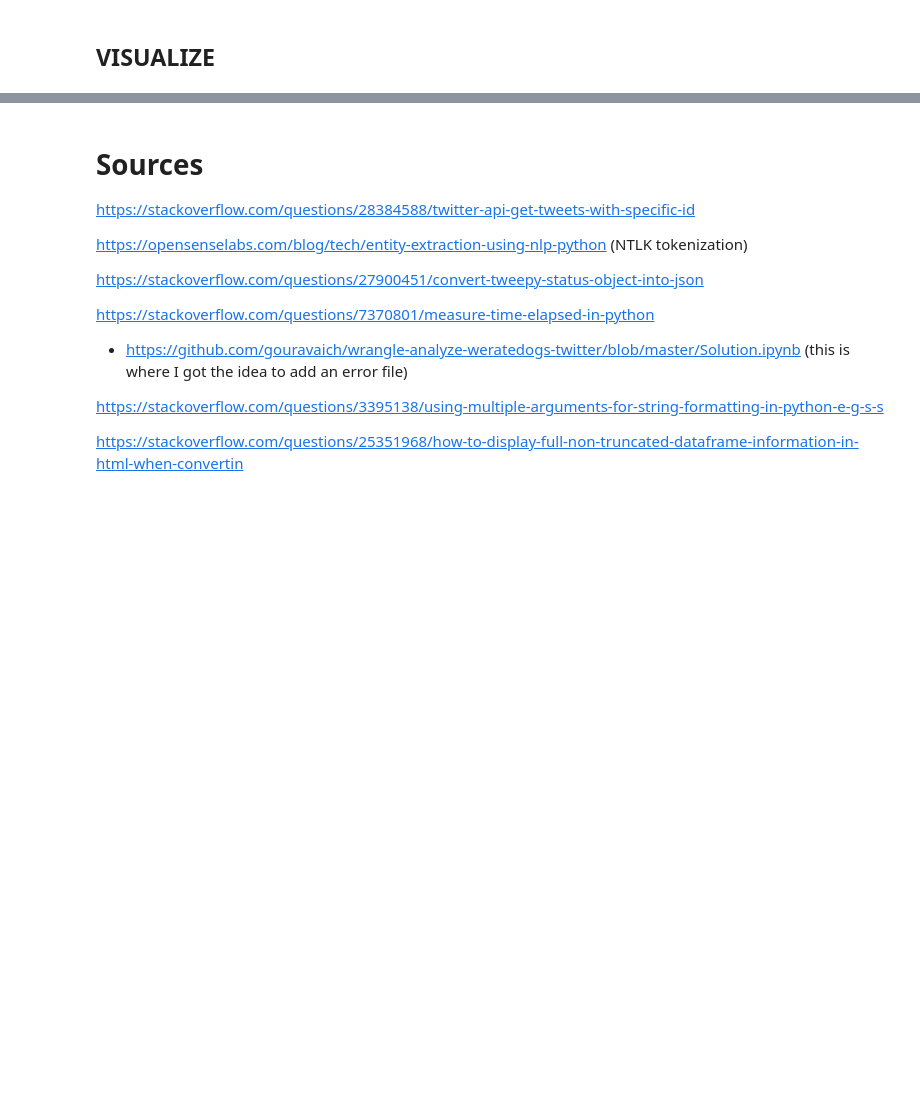
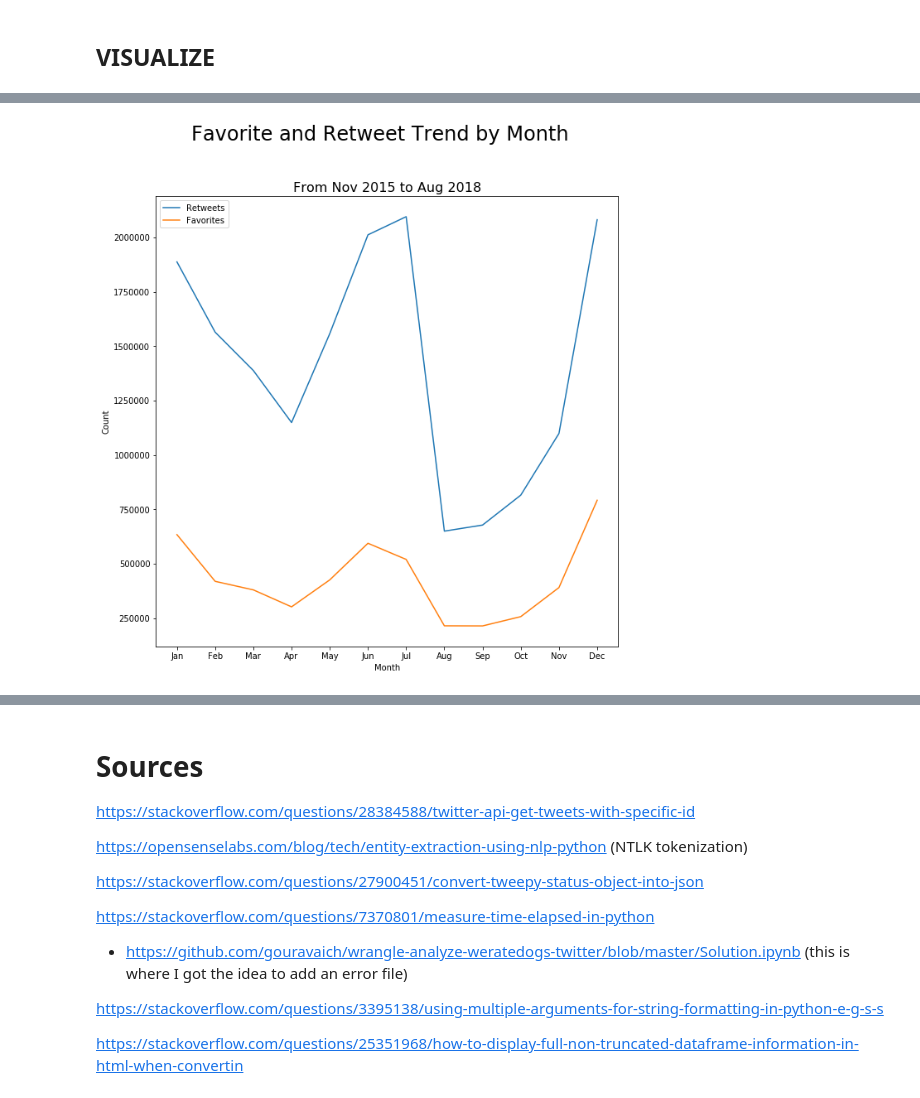
Before and after one commit to aeglon97/Wrangle-Analyze-Twitter-WeRateDogs, a Jupyter notebook: wrangle_act.ipynb, the cells around one changed output, grey strips where cells are left out. Saved outputs shown, nothing was run; the diff lists cells and outputs as text; code cells hidden in the pictures; blank space fills up the shorter version.

```diff
--- a/wrangle_act.ipynb
+++ b/wrangle_act.ipynb
@@ -1759,0 +1710,19 @@ nondogs[nondogs.text.str.contains('fluffy')]
+# %%
+plt.subplots(1, sharex = True)
+
+plt.plot(months_grouped.favorite_count)
+plt.plot(months_grouped.retweet_count)
+
+plt.xlabel('Month');
+plt.ylabel('Count');
+plt.legend(('Retweets', 'Favorites'))
+plt.suptitle('Favorite and Retweet Trend by Month', fontsize = 24, y = 1);
+plt.title('From Nov 2015 to Aug 2018', fontsize = 16);
+
+months = ['Jan', 'Feb', 'Mar', 'Apr', 'May', 'Jun', 'Jul', 'Aug', 'Sep', 'Oct', 'Nov', 'Dec']
+months_i = [i for i in range(0, len(months))]
+plt.xticks(months_i, months)
+
+plt.savefig('./visuals/months-trend')
+# %% [output]
+[figure, added]
```
Also changed, not shown: parts of 25 cells of this notebook, 6 other files.
